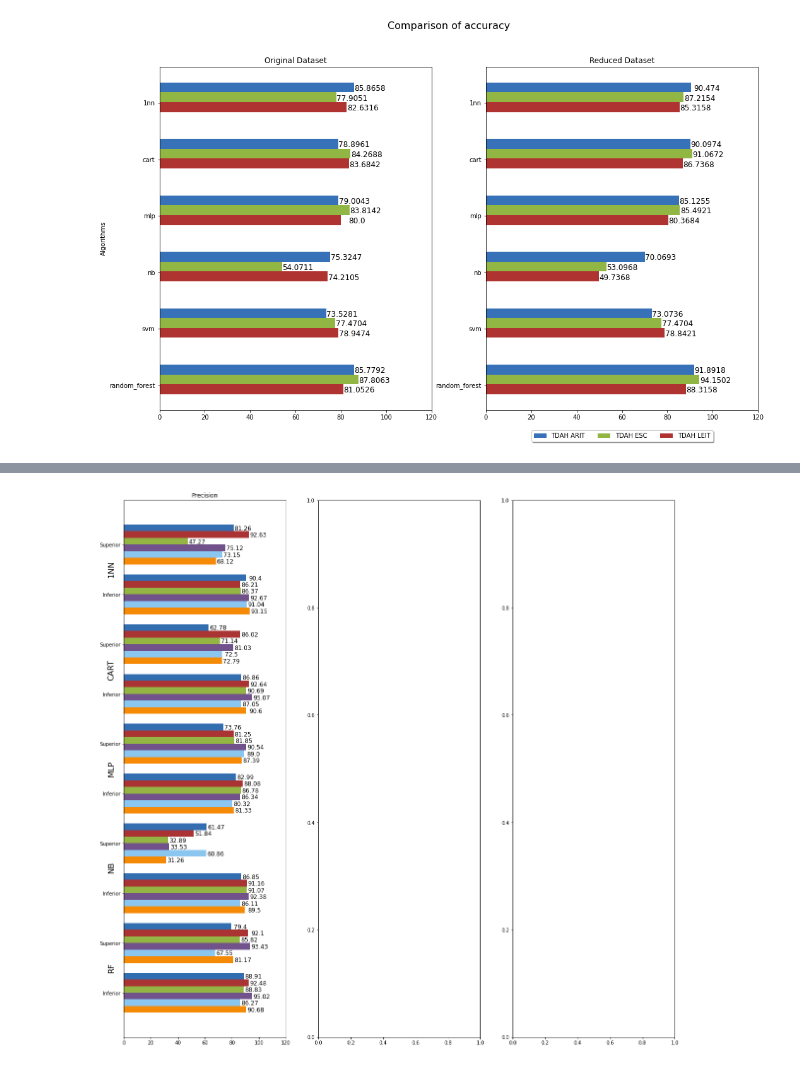
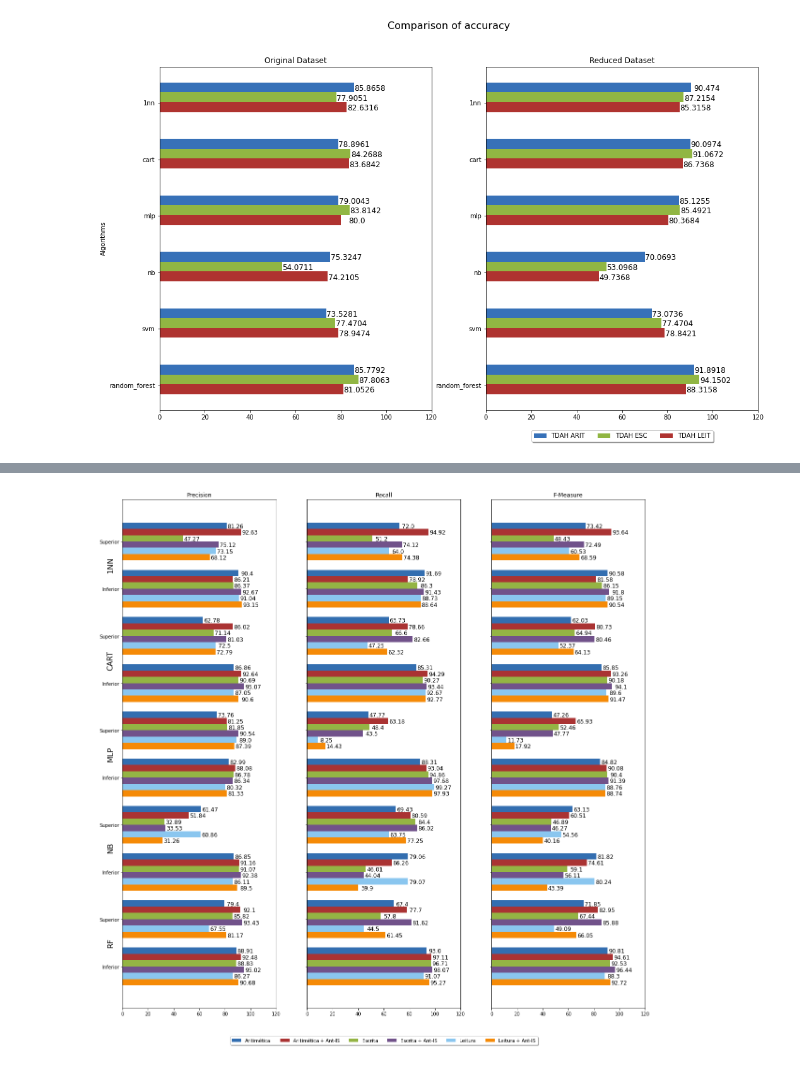
Before and after one commit to HenriqueHott/miloud-2013-ant-is, a Jupyter notebook: analytics.ipynb, the cells around one changed output, grey strips where cells are left out. Drawn from its saved outputs; the diff is of its cells as text; code cells hidden in the pictures.

Commit message:
graphs done

```diff
--- a/analytics.ipynb
+++ b/analytics.ipynb
@@ -495,12 +495,9 @@ leit_test_recall_df = get_metric_per_classes(leit, "recall", valid_base=True)
 leit_valid_fmeasure_df = get_metric_per_classes(leit, "f1-score")
 leit_test_fmeasure_df = get_metric_per_classes(leit, "f1-score", valid_base=True)
 # %%
-df_arit = arit_valid_precision_df.copy()
-df_esc = esc_valid_precision_df.copy()
-df_leit = leit_valid_precision_df.copy()
 
-def get_bars_per_dfs():
-    ([
+def get_bars_per_dfs(df_arit, df_esc, df_leit):
+    return ([
         round(df_arit["1nn"].loc["Superior"]*100, 2),
         round(df_arit["1nn"].loc["Inferior"]*100, 2),
         round(df_arit["cart"].loc["Superior"]*100, 2),
@@ -513,7 +510,7 @@ def get_bars_per_dfs():
         round(df_arit["random_forest"].loc["Inferior"]*100, 2)
     ],
 
-    [
+        [
         round(df_arit["1nn/Ant-IS"].loc["Inferior"]*100, 2),
         round(df_arit["1nn/Ant-IS"].loc["Superior"]*100, 2),
         round(df_arit["cart/Ant-IS"].loc["Superior"]*100, 2),
@@ -524,9 +521,9 @@ def get_bars_per_dfs():
         round(df_arit["nb/Ant-IS"].loc["Inferior"]*100, 2),
         round(df_arit["random_forest/Ant-IS"].loc["Superior"]*100, 2),
         round(df_arit["random_forest/Ant-IS"].loc["Inferior"]*100, 2)
-    ]
+    ],
 
-    full_esc_precision = [
+        [
         round(df_esc["1nn"].loc["Superior"]*100, 2),
         round(df_esc["1nn"].loc["Inferior"]*100, 2),
         round(df_esc["cart"].loc["Superior"]*100, 2),
@@ -537,9 +534,9 @@ def get_bars_per_dfs():
         round(df_esc["nb"].loc["Inferior"]*100, 2),
         round(df_esc["random_forest"].loc["Superior"]*100, 2),
         round(df_esc["random_forest"].loc["Inferior"]*100, 2)
-    ]
+    ],
 
-    reduced_esc_precision = [
+        [
         round(df_esc["1nn/Ant-IS"].loc["Superior"]*100, 2),
         round(df_esc["1nn/Ant-IS"].loc["Inferior"]*100, 2),
         round(df_esc["cart/Ant-IS"].loc["Superior"]*100, 2),
@@ -550,9 +547,8 @@ def get_bars_per_dfs():
         round(df_esc["nb/Ant-IS"].loc["Inferior"]*100, 2),
         round(df_esc["random_forest/Ant-IS"].loc["Superior"]*100, 2),
         round(df_esc["random_forest/Ant-IS"].loc["Inferior"]*100, 2)
-    ]
-
-    full_leit_precision = [
+    ],
+        [
         round(df_leit["1nn"].loc["Superior"]*100, 2),
         round(df_leit["1nn"].loc["Inferior"]*100, 2),
         round(df_leit["cart"].loc["Superior"]*100, 2),
@@ -563,9 +559,9 @@ def get_bars_per_dfs():
         round(df_leit["nb"].loc["Inferior"]*100, 2),
         round(df_leit["random_forest"].loc["Superior"]*100, 2),
         round(df_leit["random_forest"].loc["Inferior"]*100, 2)
-    ]
+    ],
 
-    reduced_leit_precision = [
+        [
         round(df_leit["1nn/Ant-IS"].loc["Superior"]*100, 2),
         round(df_leit["1nn/Ant-IS"].loc["Inferior"]*100, 2),
         round(df_leit["cart/Ant-IS"].loc["Superior"]*100, 2),
@@ -576,13 +572,17 @@ def get_bars_per_dfs():
         round(df_leit["nb/Ant-IS"].loc["Inferior"]*100, 2),
         round(df_leit["random_forest/Ant-IS"].loc["Superior"]*100, 2),
         round(df_leit["random_forest/Ant-IS"].loc["Inferior"]*100, 2)
-    ]
+    ])
 
 
 algo_labels = ['1NN', 'CART', 'MLP', 'NB', 'RF']
 bars_labels = ["Aritimética", "Aritimética + Ant-IS", "Escrita",
                "Escrita + Ant-IS", "Leitura", "Leitura + Ant-IS"]
 
+full_arit_precision,  reduced_arit_precision, full_esc_precision, reduced_esc_precision, full_leit_precision, reduced_leit_precision = get_bars_per_dfs(
+    arit_valid_precision_df,
+    esc_valid_precision_df,
+    leit_valid_precision_df)
 
 number_columns = len(full_arit_precision)
 number_groups = 6
@@ -601,6 +601,7 @@ espacamentoEntreGrupos = 1.5
 
 # Aumentando o gráfico
 plt.rcParams['figure.figsize'] = (20, 20)
+plt.rcParams['figure.titlesize'] = 'small'
 
 def autolabels(ax, labels):
     for label in labels:
@@ -645,35 +646,72 @@ labels_precision = get_labels(ax0, [
     bars_labels
 )
 
+ax0.set_xticks(np.arange(0, 140, 20))
 yticks = [r - barWidth - espacamentoEntreBarras - 0.3 for r in groups[0]]
-
-ax0.set_xticks(np.arange(0, 140, 20))
 ax0.set_yticks(yticks)
-
 
 
 ax0.set_yticklabels(['Superior', 'Inferior', 'Superior', 'Inferior', 'Superior',
                     'Inferior', 'Superior',  'Inferior', 'Superior', 'Inferior'])
 
 
-
-
-y = yticks[0] + ((yticks[0] + yticks[1]) / 2 ) + 0.3
+y = yticks[0] + ((yticks[0] + yticks[1]) / 2) + 0.3
 ax0.text(-12, y, algo_labels[0], rotation='vertical', fontsize=16)
 
-y = yticks[1] + ((yticks[1] + yticks[2]) / 2 ) + 0.2
+y = yticks[1] + ((yticks[1] + yticks[2]) / 2) + 0.2
 ax0.text(-12, y, algo_labels[1], rotation='vertical', fontsize=16)
 
-y = yticks[2] + ((yticks[2] + yticks[3]) / 2 ) + 0.3
+y = yticks[2] + ((yticks[2] + yticks[3]) / 2) + 0.3
 ax0.text(-12, y, algo_labels[2], rotation='vertical', fontsize=16)
 
-y = yticks[3] + ((yticks[3] + yticks[4]) / 2 ) + 0.4
+y = yticks[3] + ((yticks[3] + yticks[4]) / 2) + 0.4
 ax0.text(-12, y, algo_labels[3], rotation='vertical', fontsize=16)
 
-y = yticks[4] + ((yticks[4] + yticks[5]) / 2 ) + 0.4
+y = yticks[4] + ((yticks[4] + yticks[5]) / 2) + 0.4
 ax0.text(-12, y, algo_labels[4], rotation='vertical', fontsize=16)
 
 ax0.set_title('Precision')
 autolabels(ax0, labels_precision)
-plt.show()
+
+
+ax1.set_title('Recall')
+bar1,  bar2, bar3, bar4, bar5, bar6 = get_bars_per_dfs(
+    arit_valid_recall_df,
+    esc_valid_recall_df,
+    leit_valid_recall_df)
+
+groups = get_bars_positions(number_groups, number_columns)
+labels_recall = get_labels(ax1, [
+    bar1,  bar2, bar3, bar4, bar5, bar6
+],
+    groups,
+    ["#336EB0", "#AA3333", "#94B444", "#71528A", "#8AC6EF", "#F58A07"],
+    bars_labels
+)
+autolabels(ax1, labels_recall)
+ax1.set_xticks(np.arange(0, 140, 20))
+ax1.set_yticks(yticks)
+ax1.set_yticklabels([])
+
+
+ax2.set_title('F-Measure')
+bar1,  bar2, bar3, bar4, bar5, bar6 = get_bars_per_dfs(
+    arit_valid_fmeasure_df,
+    esc_valid_fmeasure_df,
+    leit_valid_fmeasure_df
+)
+
+groups = get_bars_positions(number_groups, number_columns)
+labels_fmesure = get_labels(ax2, [
+    bar1,  bar2, bar3, bar4, bar5, bar6
+],
+    groups,
+    ["#336EB0", "#AA3333", "#94B444", "#71528A", "#8AC6EF", "#F58A07"],
+    bars_labels
+)
+autolabels(ax2, labels_fmesure)
+ax2.set_xticks(np.arange(0, 140, 20))
+ax2.set_yticks(yticks)
+ax2.set_yticklabels([])
+ax1.legend(loc='upper center', bbox_to_anchor=(0.5, -0.05), fancybox=True, shadow=True, ncol=6)
 # %% [output]
@@ -680 +719 @@ plt.show()
-[figure, old version]
+[figure, new version]
```
Also changed, not shown: parts of 3 cells of this notebook.
